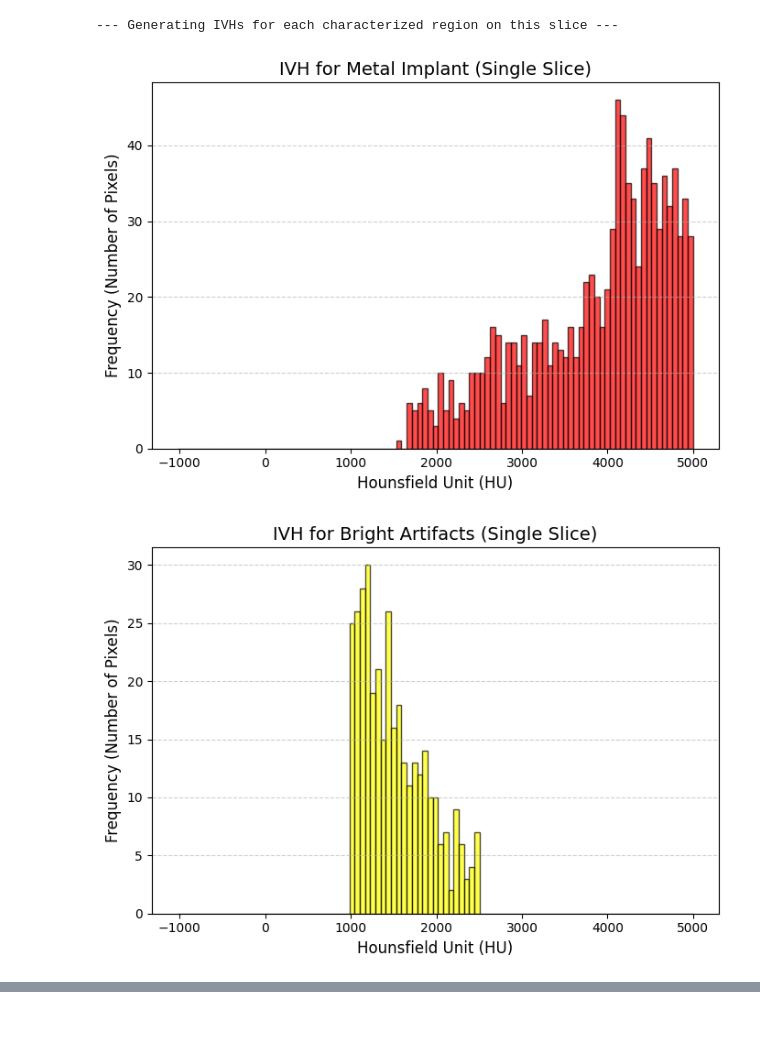
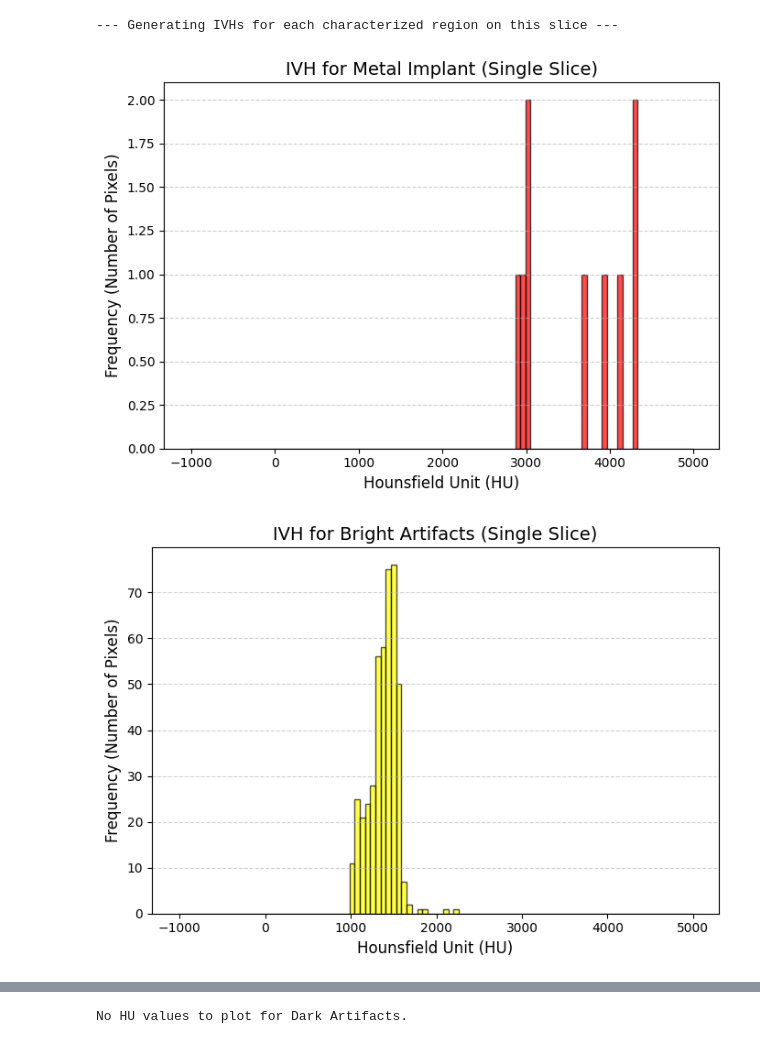
Before and after one commit to blueberrytoasts/Density_Override_DD, a Jupyter notebook: Artifract Characterization V3.ipynb, the cells around one changed output, grey strips where cells are left out. Saved outputs shown, nothing was run; the diff lists cells and outputs as text; code cells hidden in the pictures.

```diff
--- a/Artifract Characterization V3.ipynb
+++ b/Artifract Characterization V3.ipynb
@@ -388,7 +388,7 @@ if __name__ == "__main__":
             print("Failed to load CT volume. Exiting.")
         else:
             print(f"CT Volume loaded with shape: {ct_hu_volume.shape}")
-            slice_to_analyze = ct_hu_volume.shape[0] // 2
+            slice_to_analyze = ct_hu_volume.shape[0] // 5
 
             # --- Generate metal mask from RTSTRUCT ---
             print(f"\nGenerating metal mask from RTSTRUCT for slice {slice_to_analyze}...")
@@ -437,3 +438,3 @@ Metal Implant found: Count=1642, Min HU=1563.00, Max HU=7313.00
 --- Generating IVHs for each characterized region on this slice ---
-[figure, old version]
+[figure, new version]
-[figure, old version]
+[figure, new version]
@@ -441,0 +442 @@ Metal Implant found: Count=1642, Min HU=1563.00, Max HU=7313.00
+No HU values to plot for Dark Artifacts.
```
Also changed, not shown: parts of 1 cell of this notebook, 1 other file.
